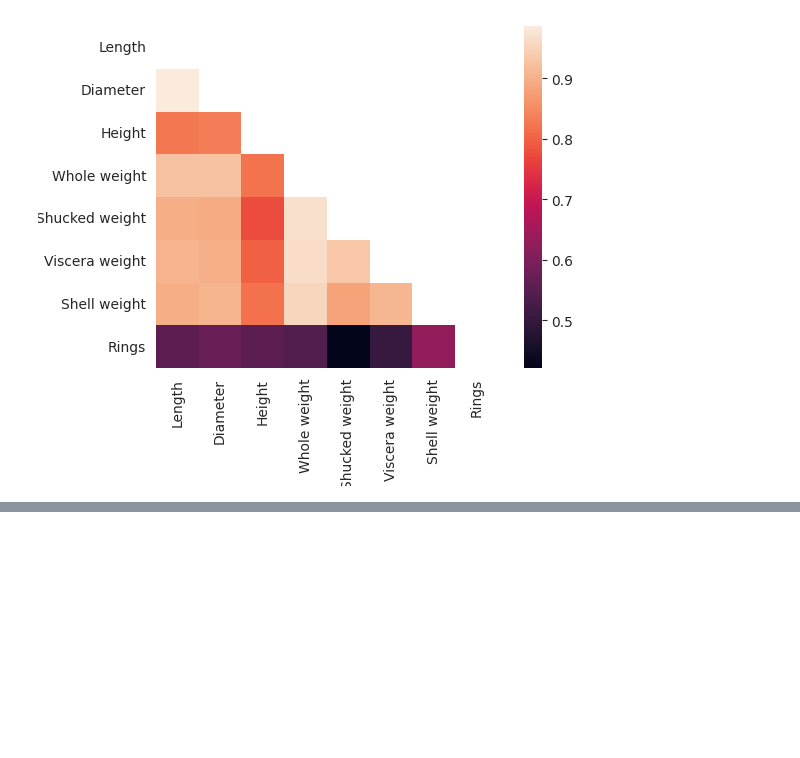
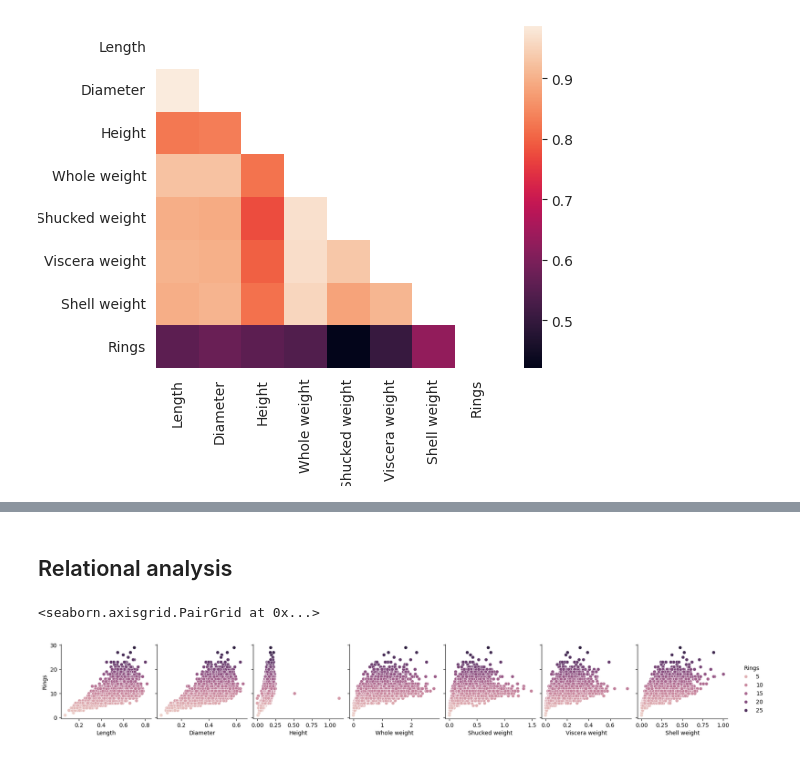
Before and after one commit to arumoy-shome/data-smells, a Jupyter notebook: abalone.ipynb, the cells around one changed output, grey strips where cells are left out. Drawn from its saved outputs; the diff is of its cells as text; code cells hidden in the pictures; blank space fills up the shorter version.

```diff
--- a/abalone.ipynb
+++ b/abalone.ipynb
@@ -86,0 +92,11 @@ plotter.corr(abalone.corr(numeric_only=True))
+# %% [markdown]
+## Relational analysis
+# %%
+numerical_features = abalone.columns.to_list()
+numerical_features.remove("Sex")
+numerical_features.remove("Rings")
+
+sns.pairplot(data=abalone, x_vars=numerical_features, y_vars=["Rings"], hue="Rings")
+# %% [output]
+<seaborn.axisgrid.PairGrid at 0x...>
+[figure, added]
```
Also changed, not shown: parts of 18 cells of this notebook, 1 other file.
